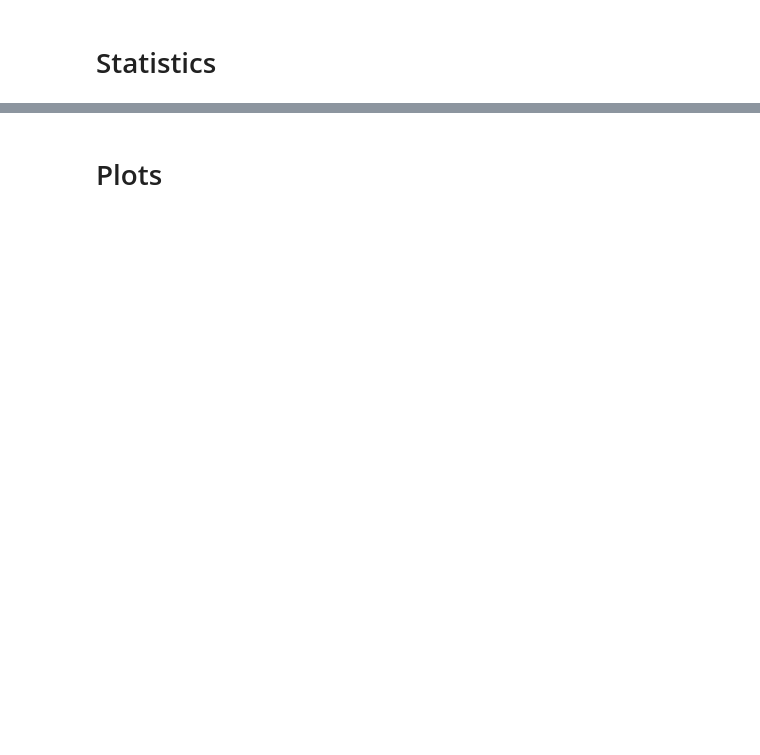
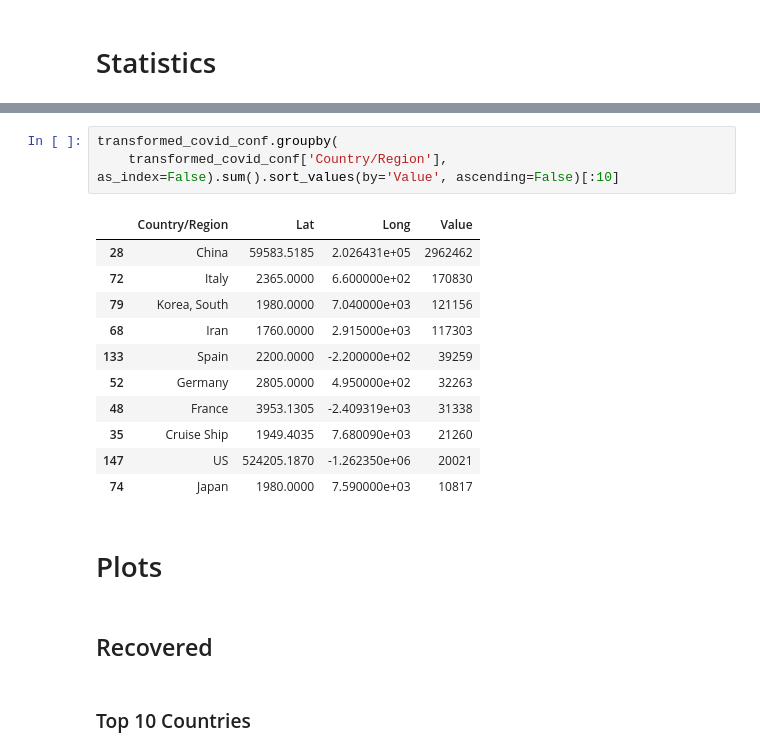
Before and after one commit to An-Dang/COVID-19-Dashboard, a Jupyter notebook: notebook/COVID-19-graphs.ipynb, the cells around one changed output, grey strips where cells are left out. Drawn from its saved outputs; the diff is of its cells as text; blank space fills up the shorter version.

```diff
--- a/notebook/COVID-19-graphs.ipynb
+++ b/notebook/COVID-19-graphs.ipynb
@@ -74,5 +87,24 @@ transformed_covod_recov.groupby(
+# %%
+transformed_covid_conf.groupby(
+    transformed_covid_conf['Country/Region'], as_index=False).sum().sort_values(by='Value', ascending=False)[:10]
+# %% [output]
+|  | Country/Region | Lat | Long | Value |
+| 28 | China | 59583.5185 | 2.026431e+05 | 2962462 |
+| 72 | Italy | 2365.0000 | 6.600000e+02 | 170830 |
+| 79 | Korea, South | 1980.0000 | 7.040000e+03 | 121156 |
+| 68 | Iran | 1760.0000 | 2.915000e+03 | 117303 |
+| 133 | Spain | 2200.0000 | -2.200000e+02 | 39259 |
+| 52 | Germany | 2805.0000 | 4.950000e+02 | 32263 |
+| 48 | France | 3953.1305 | -2.409319e+03 | 31338 |
+| 35 | Cruise Ship | 1949.4035 | 7.680090e+03 | 21260 |
+| 147 | US | 524205.1870 | -1.262350e+06 | 20021 |
+| 74 | Japan | 1980.0000 | 7.590000e+03 | 10817 |
 # %% [markdown]
 # Plots
+# %% [markdown]
+## Recovered
+# %% [markdown]
+### Top 10 Countries
 # %%
 fig = go.Figure()
 
```
Also changed, not shown: parts of 13 cells of this notebook, 3 other files.
